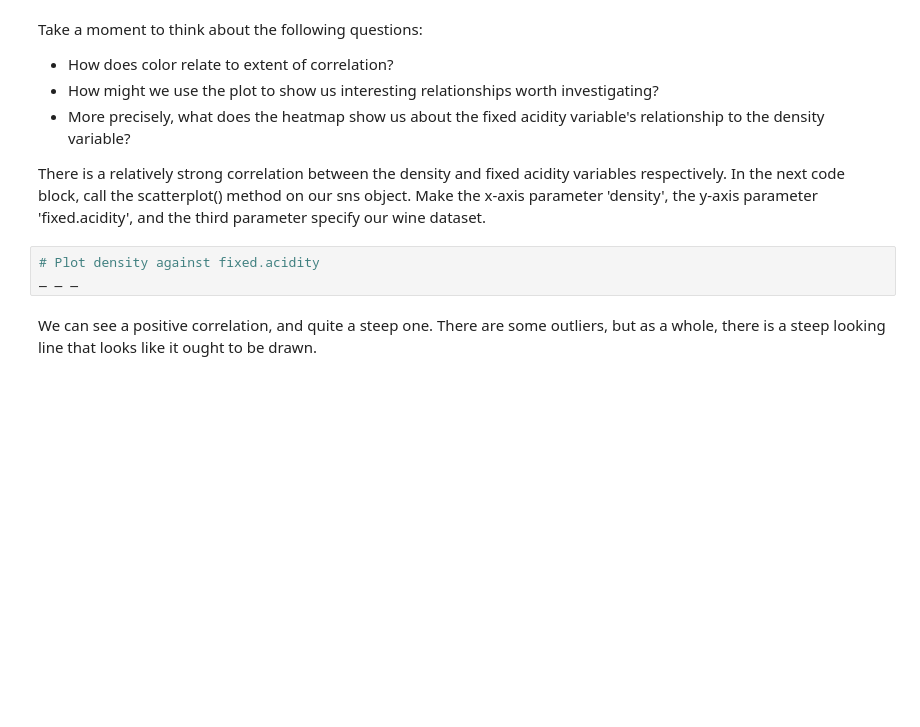
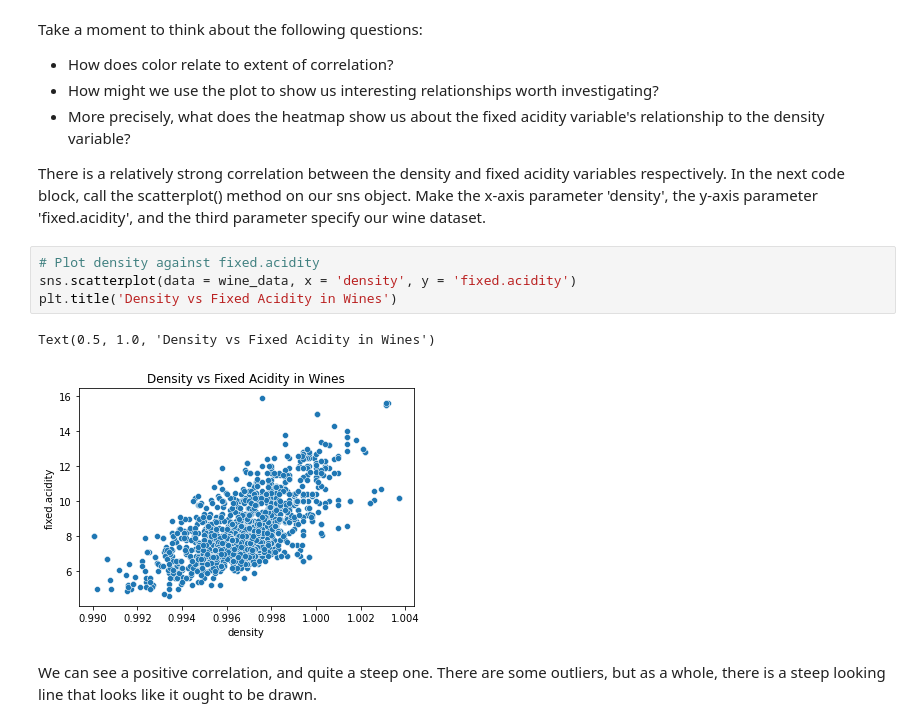
Before and after one commit to jay-laplante/DSC, a Jupyter notebook: 11.4.1 Case Study - Linear Regression/Springboard Regression Case Study - the Red Wine Dataset - Tier 3.ipynb, the cells around one changed output. Drawn from its saved outputs; the diff is of its cells as text; blank space fills up the shorter version.

```diff
--- a/11.4.1 Case Study - Linear Regression/Springboard Regression Case Study - the Red Wine Dataset - Tier 3.ipynb
+++ b/11.4.1 Case Study - Linear Regression/Springboard Regression Case Study - the Red Wine Dataset - Tier 3.ipynb
@@ -247,9 +255,13 @@ Take a moment to think about the following questions:
 - More precisely, what does the heatmap show us about the fixed acidity variable's relationship to the density variable?
 
 There is a relatively strong correlation between the density and fixed acidity variables respectively. In the next code block, call the scatterplot() method on our sns object. Make the x-axis parameter 'density', the y-axis parameter 'fixed.acidity', and the third parameter specify our wine dataset.
-# %%
-# Plot density against fixed.acidity
-_ _ _
+# %%
+# Plot density against fixed.acidity
+sns.scatterplot(data = wine_data, x = 'density', y = 'fixed.acidity')
+plt.title('Density vs Fixed Acidity in Wines')
+# %% [output]
+Text(0.5, 1.0, 'Density vs Fixed Acidity in Wines')
+[figure, added]
 # %% [markdown]
 We can see a positive correlation, and quite a steep one. There are some outliers, but as a whole, there is a steep looking line that looks like it ought to be drawn.
 # %%
```
Also changed, not shown: parts of 11 cells of this notebook.
